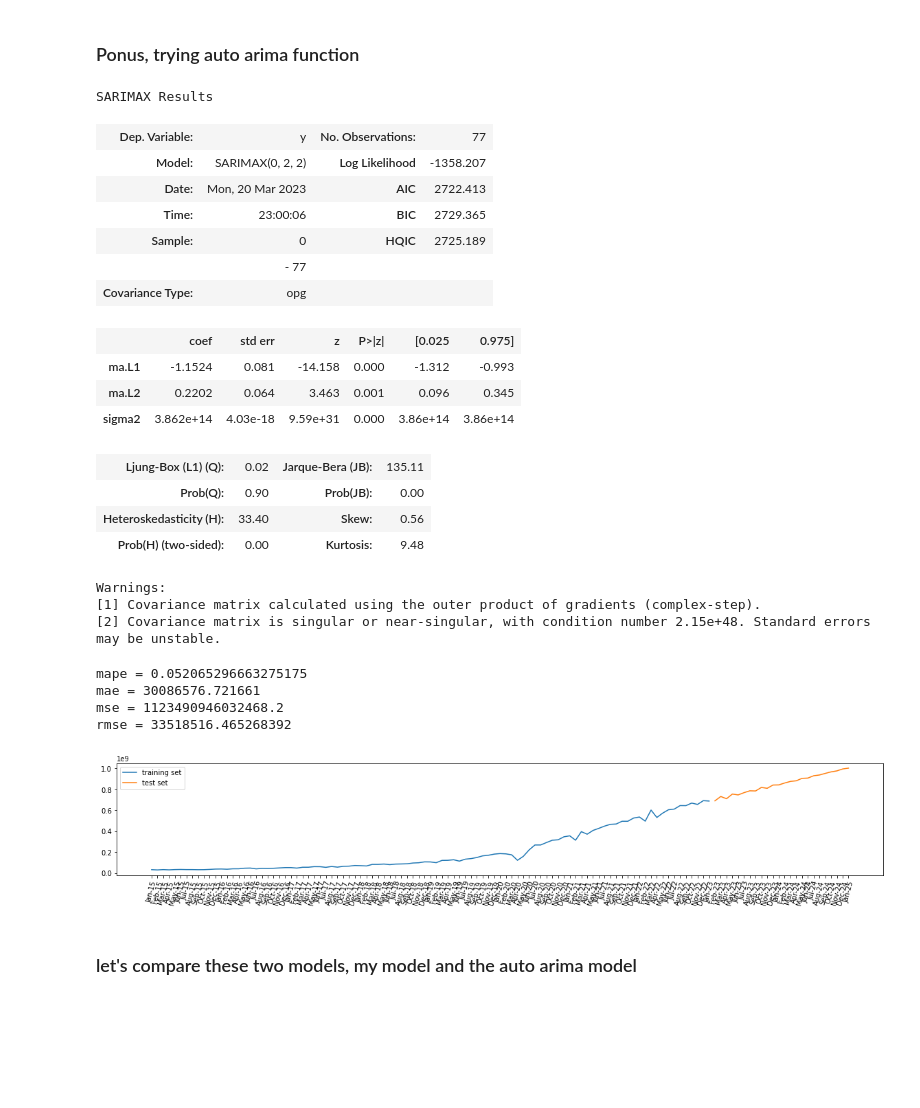
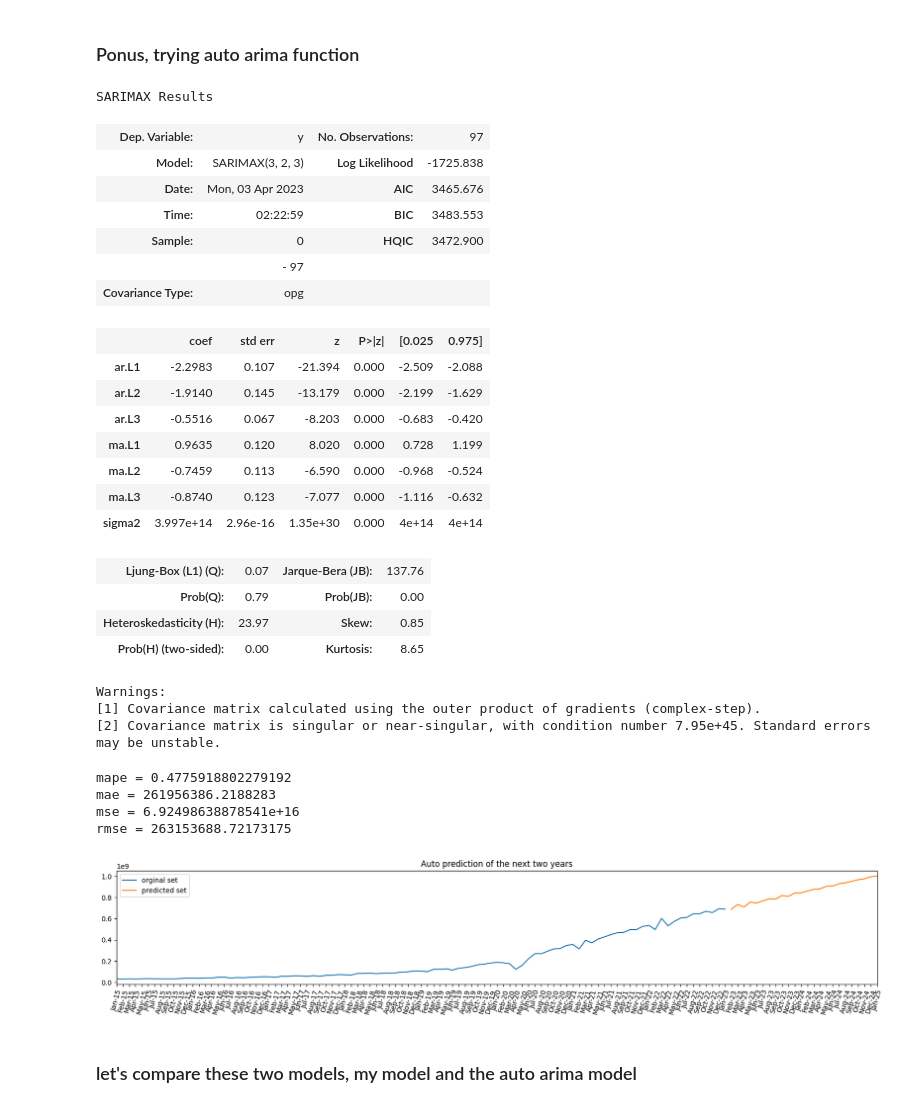
Before and after one commit to NawafR/Time_Series_ARIMA, a Jupyter notebook: final_graduation_Project_.ipynb, the cells around one changed output. Cells and saved outputs as stored; diff of their text form; code cells hidden in the pictures; blank space fills up the shorter version.

```diff
--- a/final_graduation_Project_.ipynb
+++ b/final_graduation_Project_.ipynb
@@ -18,7 +18,7 @@ from sklearn.metrics import mean_absolute_error, mean_absolute_percentage_error,
 from statsmodels.graphics.tsaplots import plot_acf, plot_pacf
 from pmdarima.arima import auto_arima
 # %%
-POS = pd.read_csv('/Users/nawaf/Desktop/graduation project/POS_monthly_2023.csv',index_col='Date', parse_dates=True)
+POS = pd.read_csv('C:/Users/althy/Desktop/Final_Graduation_Project-main/POS_monthly_2023.csv',index_col='Date', parse_dates=True)
 # %%
 POS = pd.DataFrame(POS)
 # %% [markdown]
@@ -315,34 +337,38 @@ auto_model = auto_arima(auto_train_data)
 auto_model.summary()
 # %% [output]
 SARIMAX Results
-| Dep. Variable: | y | No. Observations: | 77 |
-| Model: | SARIMAX(0, 2, 2) | Log Likelihood | -1358.207 |
-| Date: | Mon, 20 Mar 2023 | AIC | 2722.413 |
-| Time: | 23:00:06 | BIC | 2729.365 |
-| Sample: | 0 | HQIC | 2725.189 |
-|  | - 77 |  |  |
+| Dep. Variable: | y | No. Observations: | 97 |
+| Model: | SARIMAX(3, 2, 3) | Log Likelihood | -1725.838 |
+| Date: | Mon, 03 Apr 2023 | AIC | 3465.676 |
+| Time: | 02:22:59 | BIC | 3483.553 |
+| Sample: | 0 | HQIC | 3472.900 |
+|  | - 97 |  |  |
 | Covariance Type: | opg |  |  |
 |  | coef | std err | z | P>|z| | [0.025 | 0.975] |
-| ma.L1 | -1.1524 | 0.081 | -14.158 | 0.000 | -1.312 | -0.993 |
-| ma.L2 | 0.2202 | 0.064 | 3.463 | 0.001 | 0.096 | 0.345 |
-| sigma2 | 3.862e+14 | 4.03e-18 | 9.59e+31 | 0.000 | 3.86e+14 | 3.86e+14 |
+| ar.L1 | -2.2983 | 0.107 | -21.394 | 0.000 | -2.509 | -2.088 |
+| ar.L2 | -1.9140 | 0.145 | -13.179 | 0.000 | -2.199 | -1.629 |
+| ar.L3 | -0.5516 | 0.067 | -8.203 | 0.000 | -0.683 | -0.420 |
+| ma.L1 | 0.9635 | 0.120 | 8.020 | 0.000 | 0.728 | 1.199 |
+| ma.L2 | -0.7459 | 0.113 | -6.590 | 0.000 | -0.968 | -0.524 |
+| ma.L3 | -0.8740 | 0.123 | -7.077 | 0.000 | -1.116 | -0.632 |
+| sigma2 | 3.997e+14 | 2.96e-16 | 1.35e+30 | 0.000 | 4e+14 | 4e+14 |
-| Ljung-Box (L1) (Q): | 0.02 | Jarque-Bera (JB): | 135.11 |
-| Prob(Q): | 0.90 | Prob(JB): | 0.00 |
-| Heteroskedasticity (H): | 33.40 | Skew: | 0.56 |
-| Prob(H) (two-sided): | 0.00 | Kurtosis: | 9.48 |
+| Ljung-Box (L1) (Q): | 0.07 | Jarque-Bera (JB): | 137.76 |
+| Prob(Q): | 0.79 | Prob(JB): | 0.00 |
+| Heteroskedasticity (H): | 23.97 | Skew: | 0.85 |
+| Prob(H) (two-sided): | 0.00 | Kurtosis: | 8.65 |
 Warnings:
 [1] Covariance matrix calculated using the outer product of gradients (complex-step).
-[2] Covariance matrix is singular or near-singular, with condition number 2.15e+48. Standard errors may be unstable.
+[2] Covariance matrix is singular or near-singular, with condition number 7.95e+45. Standard errors may be unstable.
 # %%
 auto_y_pred = pd.DataFrame(index= auto_test_data.index)
 auto_y_pred['Total'] = auto_model.predict(len(auto_test_data)).values
 # %%
 KPI(y_pred=auto_y_pred, test_data=auto_test_data)
 # %% [output]
-mape = 0.052065296663275175
-mae = 30086576.721661
-mse = 1123490946032468.2
-rmse = 33518516.465268392
+mape = 0.4775918802279192
+mae = 261956386.2188283
+mse = 6.92498638878541e+16
+rmse = 263153688.72173175
 # %%
 auto_model = auto_arima(clean_POS)
 auto_y_pred = pd.DataFrame(index= date_index)
@@ -352,13 +378,15 @@ auto_y_pred.index = auto_y_pred.index.strftime("%b-%y")
 # %%
 fig = plt.gcf()
 fig.set_size_inches(20, 3)
-plt.plot(clean_POS, label = 'training set')
-plt.plot(auto_y_pred.Total, label='test set')
+plt.plot(clean_POS, label = 'orginal set')
+plt.plot(auto_y_pred.Total, label='predicted set')
+plt.xlim((clean_POS.index[0], forecast_CI.index[-1]))
 plt.xticks(rotation=75)
+plt.title('Auto prediction of the next two years')
 plt.legend()
 plt.show()
 # %% [output]
-[figure, old version]
+[figure, new version]
 # %% [markdown]
 <h3> let's compare these two models, my model and the auto arima model
 # %%
```
Also changed, not shown: parts of 15 cells of this notebook.
